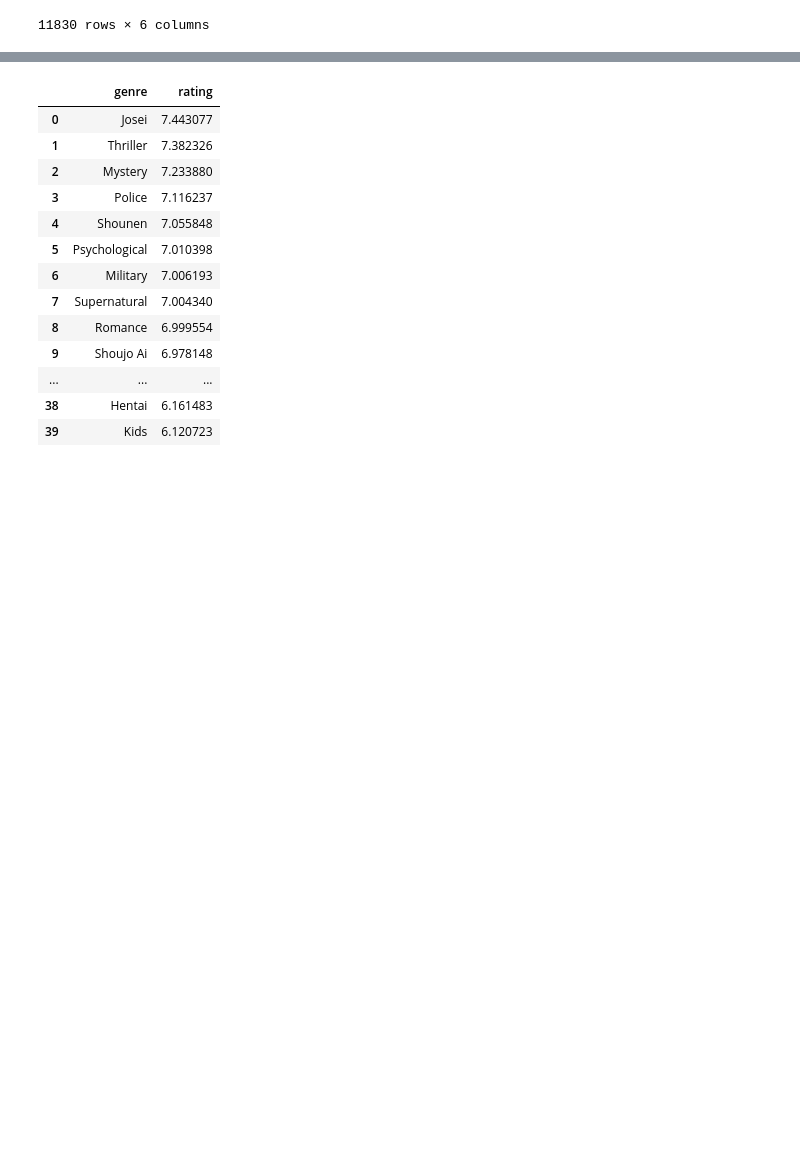
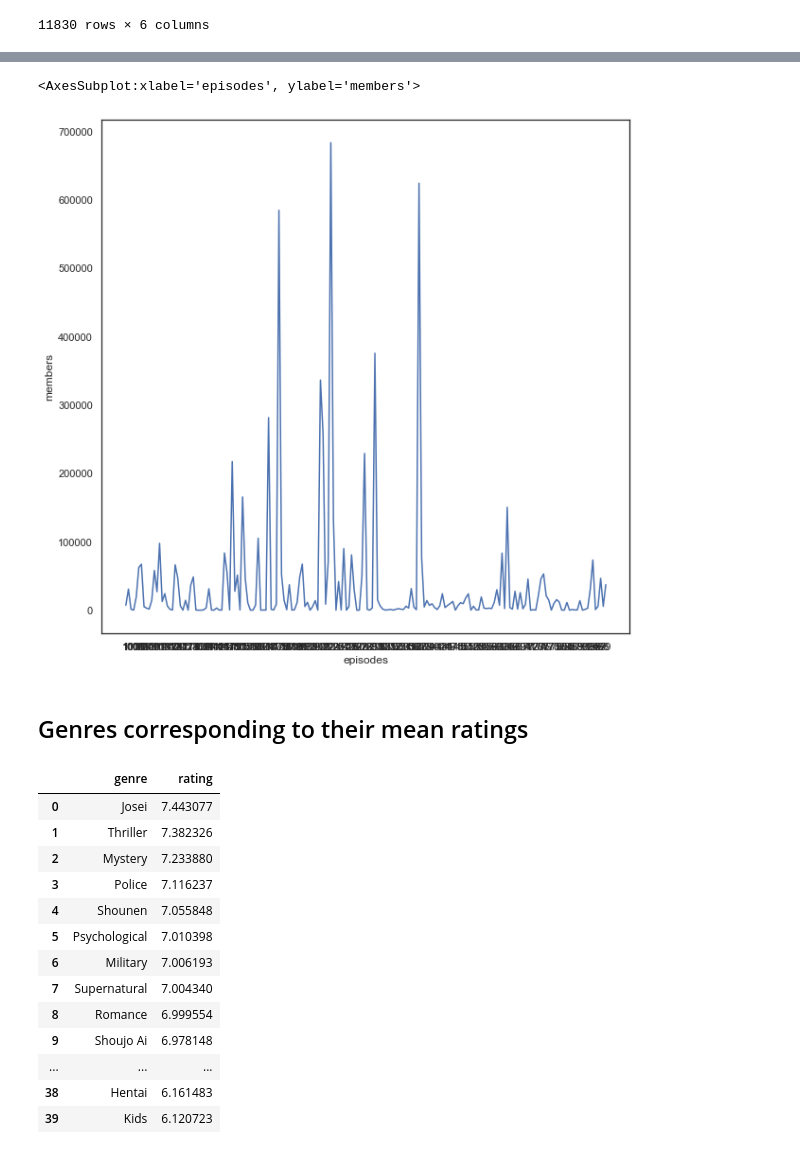
Before and after one commit to data301-2020-winter1/course-project-solo_127, a Jupyter notebook: analysis/Analysis.ipynb, the cells around one changed output, grey strips where cells are left out. Saved outputs shown, nothing was run; the diff lists cells and outputs as text; code cells hidden in the pictures; blank space fills up the shorter version.

```diff
--- a/analysis/Analysis.ipynb
+++ b/analysis/Analysis.ipynb
@@ -18,0 +26,4 @@ df
+# %%
+# Episodes corresponding to Members data
+episodesdf = df[['episodes', 'members']].groupby('episodes').mean().sort_values(by = ['episodes']).reset_index()
+episodesdf
@@ -19 +44,10 @@ df
+# %%
+sns.set_theme(style = "white", font_scale = 1)
+plt.subplots(figsize = (10,10))
+sns.lineplot(x = 'episodes', y = 'members', data = episodesdf)
+# %% [output]
+<AxesSubplot:xlabel='episodes', ylabel='members'>
+[figure, added]
+# %% [markdown]
+## Genres corresponding to their mean ratings
 # %%
```
Also changed, not shown: parts of 5 cells of this notebook, 1 other file.
